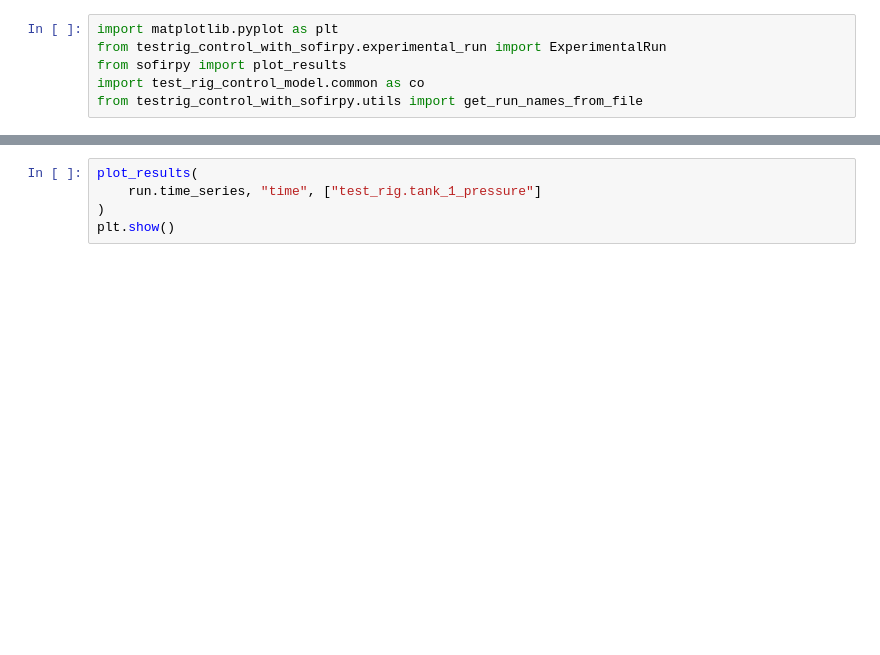
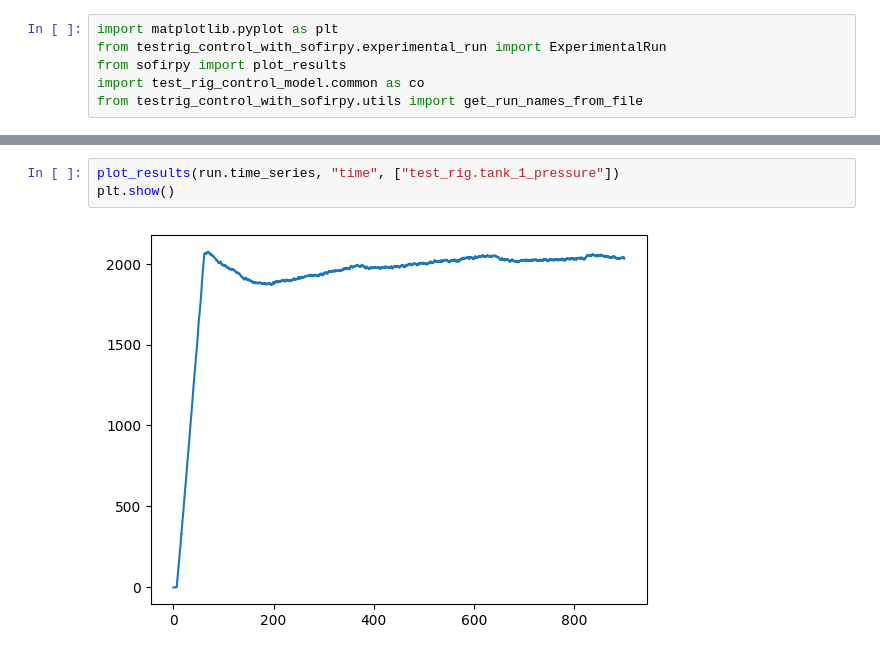
Before and after one commit to fluid-systems/test-rig-control-model, a Jupyter notebook: notebooks/plot_experimental_results.ipynb, the cells around one changed output, grey strips where cells are left out. Cells and saved outputs as stored; diff of their text form; blank space fills up the shorter version.

```diff
--- a/notebooks/plot_experimental_results.ipynb
+++ b/notebooks/plot_experimental_results.ipynb
@@ -17,6 +22,6 @@ plt.show()
 # %%
-plot_results(
-    run.time_series, "time", ["test_rig.tank_1_pressure"]
-)
+plot_results(run.time_series, "time", ["test_rig.tank_1_pressure"])
 plt.show()
+# %% [output]
+[figure, added]
 # %%
```
Also changed, not shown: parts of 7 cells of this notebook, 15 other files.
